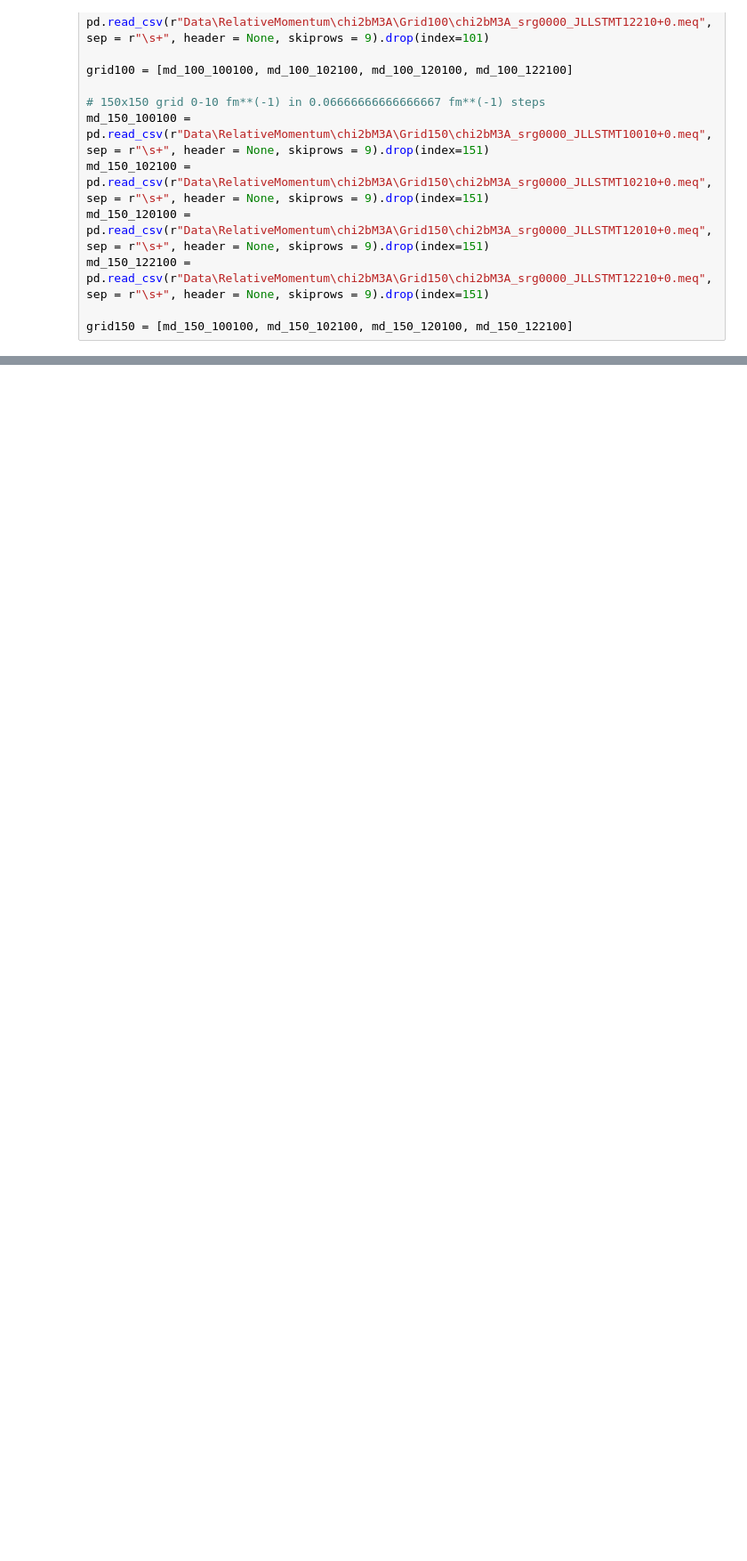
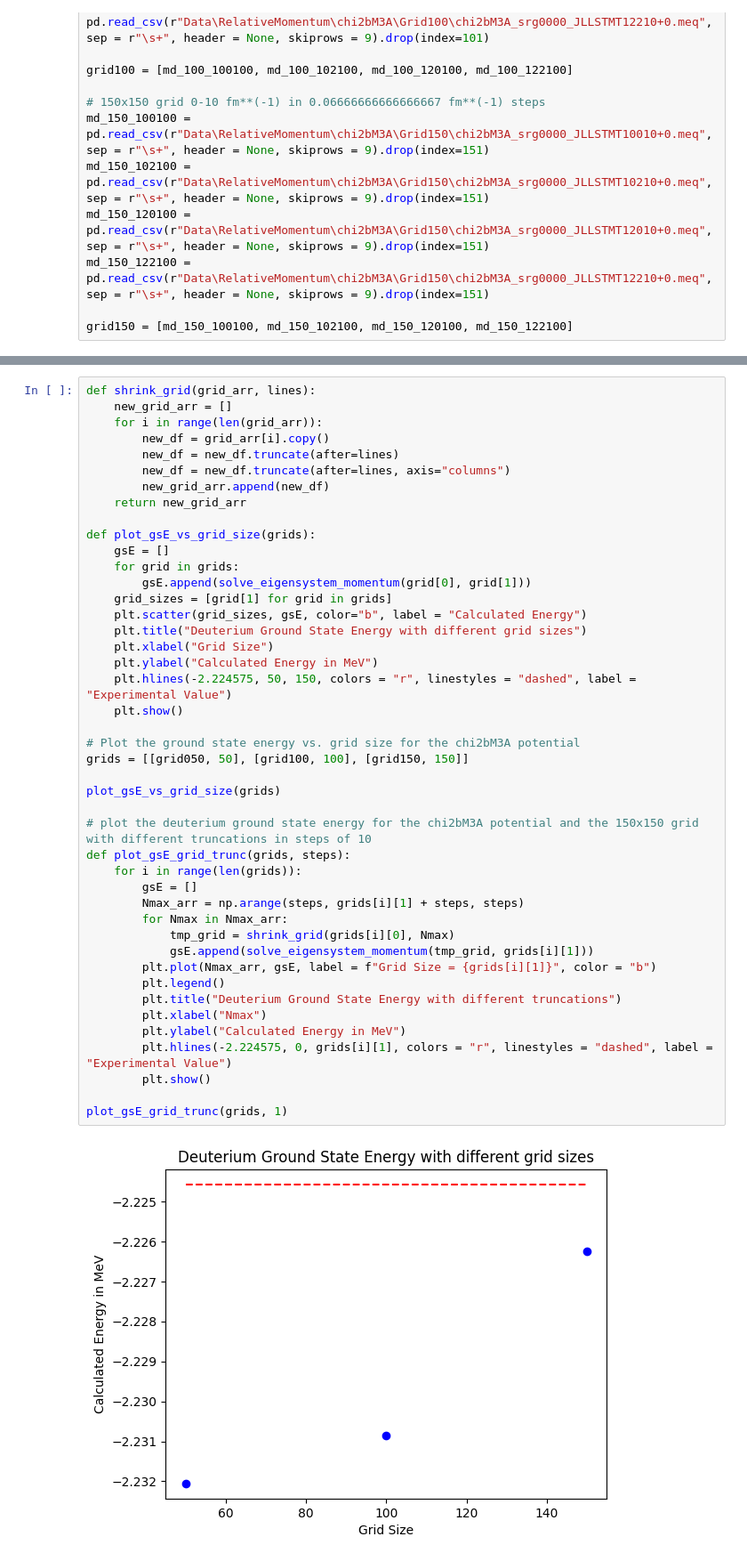
Before and after one commit to elanikum/comp_nuclear_structure_physics2025, a Jupyter notebook: deuteron_gs.ipynb, the cells around one changed output, grey strips where cells are left out. Shown at 89% size. Saved outputs shown, nothing was run; the diff lists cells and outputs as text; blank space fills up the shorter version.

```diff
--- a/deuteron_gs.ipynb
+++ b/deuteron_gs.ipynb
@@ -673,0 +633,46 @@ print(gsE)
+# %%
+def shrink_grid(grid_arr, lines):
+    new_grid_arr = []
+    for i in range(len(grid_arr)):
+        new_df = grid_arr[i].copy()
+        new_df = new_df.truncate(after=lines)
+        new_df = new_df.truncate(after=lines, axis="columns")
+        new_grid_arr.append(new_df)
+    return new_grid_arr
+
+def plot_gsE_vs_grid_size(grids):
+    gsE = []
+    for grid in grids:
+        gsE.append(solve_eigensystem_momentum(grid[0], grid[1]))
+    grid_sizes = [grid[1] for grid in grids]
+    plt.scatter(grid_sizes, gsE, color="b", label = "Calculated Energy")
+    plt.title("Deuterium Ground State Energy with different grid sizes")
+    plt.xlabel("Grid Size")
+    plt.ylabel("Calculated Energy in MeV")
+    plt.hlines(-2.224575, 50, 150, colors = "r", linestyles = "dashed", label = "Experimental Value")
+    plt.show()
+
+# Plot the ground state energy vs. grid size for the chi2bM3A potential
+grids = [[grid050, 50], [grid100, 100], [grid150, 150]]
+
+plot_gsE_vs_grid_size(grids)
+
+# plot the deuterium ground state energy for the chi2bM3A potential and the 150x150 grid with different truncations in steps of 10
+def plot_gsE_grid_trunc(grids, steps):
+    for i in range(len(grids)):
+        gsE = []
+        Nmax_arr = np.arange(steps, grids[i][1] + steps, steps)
+        for Nmax in Nmax_arr:
+            tmp_grid = shrink_grid(grids[i][0], Nmax)
+            gsE.append(solve_eigensystem_momentum(tmp_grid, grids[i][1]))
+        plt.plot(Nmax_arr, gsE, label = f"Grid Size = {grids[i][1]}", color = "b")
+        plt.legend()
+        plt.title("Deuterium Ground State Energy with different truncations")
+        plt.xlabel("Nmax")
+        plt.ylabel("Calculated Energy in MeV")
+        plt.hlines(-2.224575, 0, grids[i][1], colors = "r", linestyles = "dashed", label = "Experimental Value")
+        plt.show()
+
+plot_gsE_grid_trunc(grids, 1)
+# %% [output]
+[figure, added]
```
Also changed, not shown: parts of 11 cells of this notebook.
